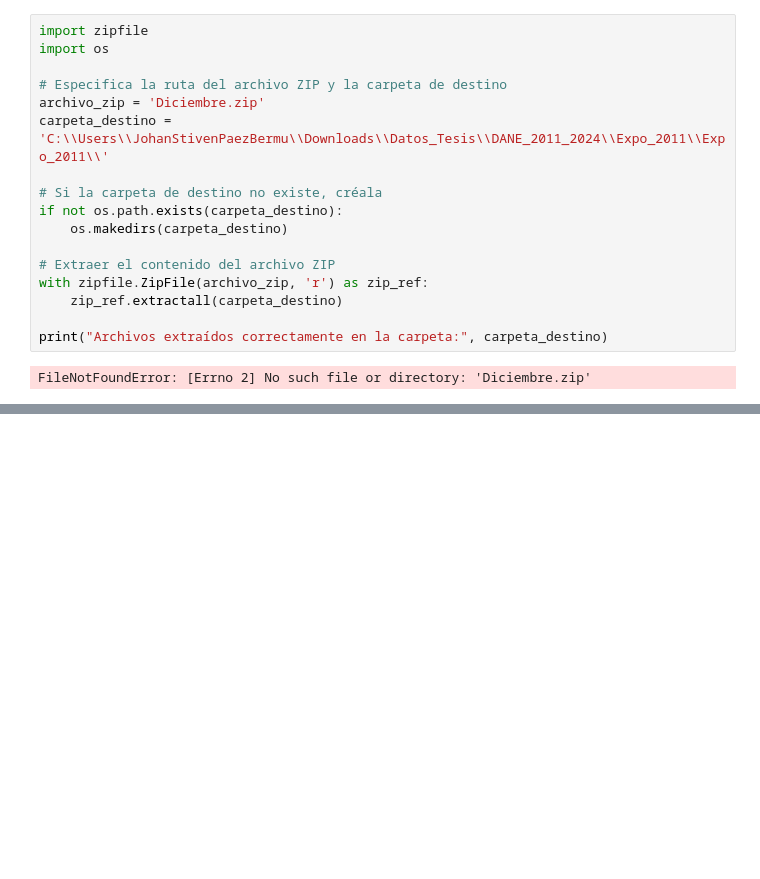
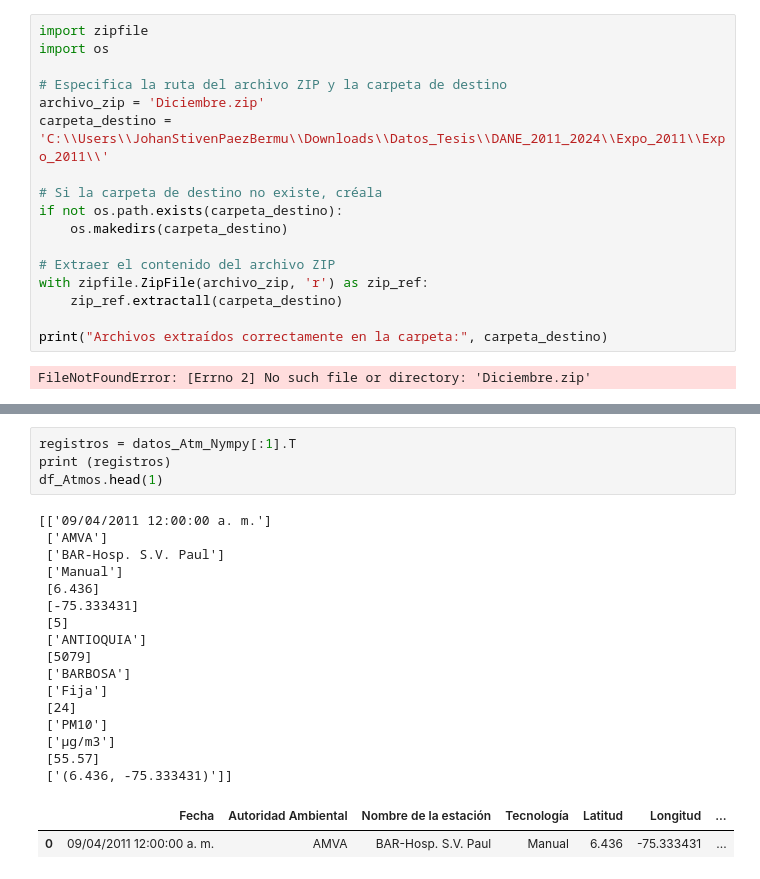
Before and after one commit to stijopa/Tesis, a Jupyter notebook: EDA_Tesis.ipynb, the cells around one changed output, grey strips where cells are left out. Drawn from its saved outputs; the diff is of its cells as text; blank space fills up the shorter version.

```diff
--- a/EDA_Tesis.ipynb
+++ b/EDA_Tesis.ipynb
@@ -285,0 +362,23 @@ FileNotFoundError: [Errno 2] No such file or directory: 'Diciembre.zip'
+# %%
+registros = datos_Atm_Nympy[:1].T
+print (registros)
+df_Atmos.head(1)
+# %% [output]
+[['09/04/2011 12:00:00 a. m.']
+ ['AMVA']
+ ['BAR-Hosp. S.V. Paul']
+ ['Manual']
+ [6.436]
+ [-75.333431]
+ [5]
+ ['ANTIOQUIA']
+ [5079]
+ ['BARBOSA']
+ ['Fija']
+ [24]
+ ['PM10']
+ ['µg/m3']
+ [55.57]
+ ['(6.436, -75.333431)']]
+|  | Fecha | Autoridad Ambiental | Nombre de la estación | Tecnología | Latitud | Longitud | ... |
+| 0 | 09/04/2011 12:00:00 a. m. | AMVA | BAR-Hosp. S.V. Paul | Manual | 6.436 | -75.333431 | ... |
```
Also changed, not shown: parts of 10 cells of this notebook.
